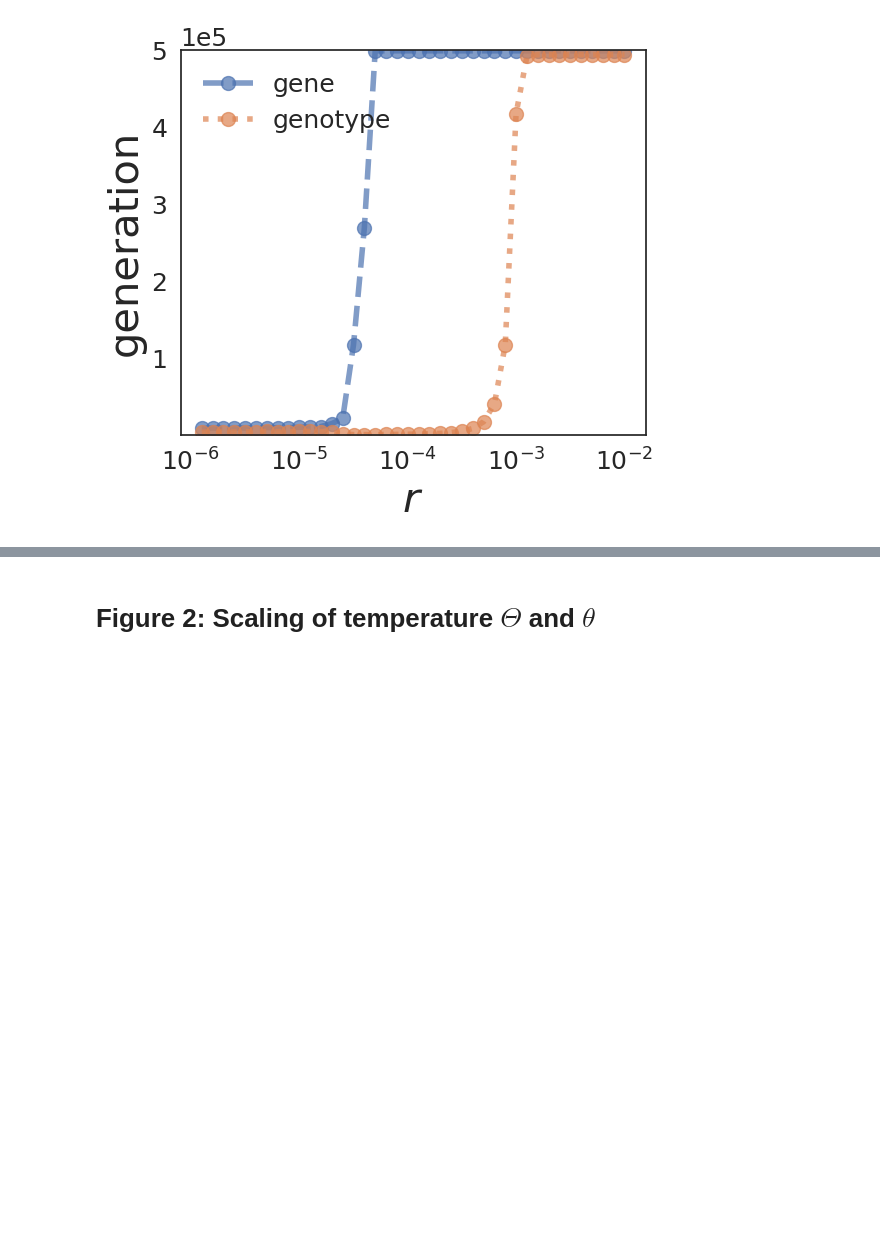
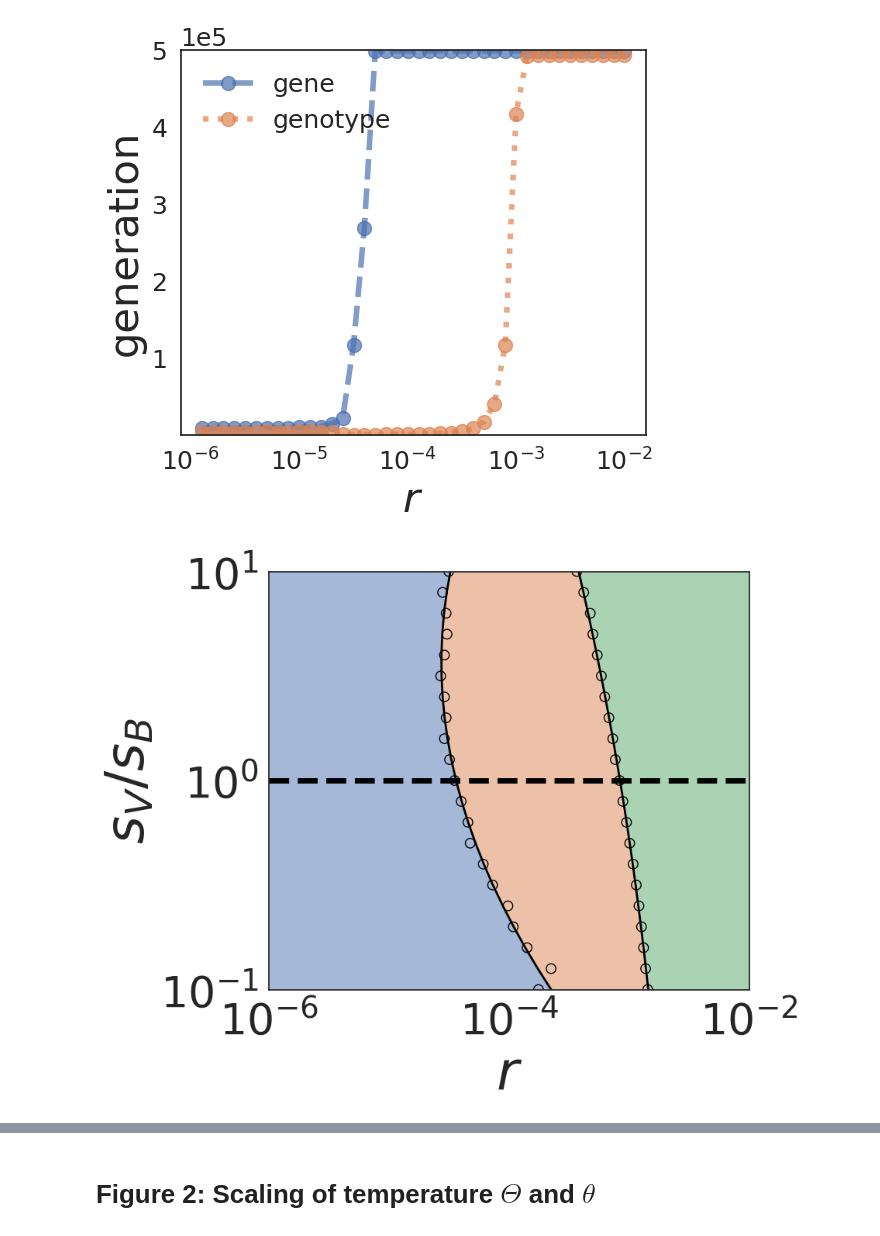
Before and after one commit to Wenping-Cui/GeneTransfer, a Jupyter notebook: Paper_plots.ipynb, the cells around one changed output, grey strips where cells are left out. Cells and saved outputs as stored; diff of their text form; code cells hidden in the pictures; blank space fills up the shorter version.

```diff
--- a/Paper_plots.ipynb
+++ b/Paper_plots.ipynb
@@ -83,3 +85,60 @@ plt.savefig("phase_transition.pdf", dpi=300, bbox_inches='tight')
 plt.show()
 # %% [output]
 [figure]
+# %%
+df_gene =pd.read_csv("Data4Plot/phase_critical_r_gene_phagehost_ratio.txt")
+df_gene["r_ratio"] = df_gene['rH_phagehost']/df_gene['rR_hosthost']
+df_gene["N_ratio"] = df_gene['NY']/df_gene['NX']
+
+df_genotype =pd.read_csv("Data4Plot/phase_critical_r_genotype_phagehost_ratio.txt")
+df_genotype["r_ratio"] = df_genotype['rH_phagehost']/df_genotype['rR_hosthost']
+df_genotype["N_ratio"] = df_genotype['NY']/df_genotype['NX']
+# %%
+data_gene=df_gene[(df_gene["r_ratio"]==1)&(df_gene["N_ratio"]==1)]
+
+data_gene = data_gene.groupby(['Jprop']).mean()
+data_gene.reset_index(inplace=True)
+
+data_genotype=df_genotype[(df_genotype["r_ratio"]==1)&(df_genotype["N_ratio"]==1)]
+data_genotype = data_genotype.groupby(['Jprop']).mean()
+data_genotype.reset_index(inplace=True)
+
+fig = plt.figure()
+ax = fig.add_subplot(111)
+x, y = np.log10(data_gene.rR_hosthost), np.log10(data_gene.Jprop)
+sort_ind = np.argsort(y)
+x, y = x[sort_ind], y[sort_ind]
+f = make_interp_spline(y, x, k=3)
+f = interp1d(y, x)
+tck_s_gene = splrep(y, x, s=5)
+ax.plot(BSpline(*tck_s_gene)(y), y, linestyle="solid",linewidth=2,color="black")
+ax.fill_betweenx(y, -6, BSpline(*tck_s_gene)(y),alpha=0.5)
+
+
+x, y = np.log10(data_genotype.rR_hosthost), np.log10(data_genotype.Jprop)
+sort_ind = np.argsort(y)
+x, y = x[sort_ind], y[sort_ind]
+f = make_interp_spline(y, x, k=3)
+f = interp1d(y, x)
+tck_s_genotype = splrep(y, x, s=5)
+ax.plot(BSpline(*tck_s_genotype)(y), y, linestyle="solid",linewidth=2,color="black")
+ax.fill_betweenx(y, BSpline(*tck_s_gene)(y), BSpline(*tck_s_genotype)(y),alpha=0.5)
+
+ax.fill_betweenx(y, BSpline(*tck_s_genotype)(y),alpha=0.5)
+
+ax.scatter(np.log10(data_genotype.rR_hosthost), np.log10(data_genotype.Jprop), s=80, edgecolor="black",facecolor="none")
+ax.scatter(np.log10(data_gene.rR_hosthost), np.log10(data_gene.Jprop), s=80, edgecolor="black",facecolor="none")
+ax.axhline(y = 0, color = 'black', linestyle = "dashed",linewidth=5)
+ax.xaxis.set_major_formatter(mticker.FuncFormatter(log_tick_formatter))
+ax.xaxis.set_major_locator(mticker.MaxNLocator(integer=True))
+ax.yaxis.set_major_formatter(mticker.FuncFormatter(log_tick_formatter))
+ax.yaxis.set_major_locator(mticker.MaxNLocator(integer=True))
+ax.set_xlim([-6, -2])
+ax.set_ylim([-1, 1.])
+ax.xaxis.set_major_locator(plt.MaxNLocator(2))
+ax.tick_params(axis='both', which='major', labelsize=40)
+ax.set_xlabel(r"$r$", fontsize=50)
+ax.set_ylabel(r"$s_V/s_B$", fontsize=50)
+plt.savefig("gene_persistencetime_s_ratio.pdf", dpi=300, bbox_inches='tight')
+# %% [output]
+[figure, added]
```
Also changed, not shown: parts of 29 cells of this notebook, 16 other files.
